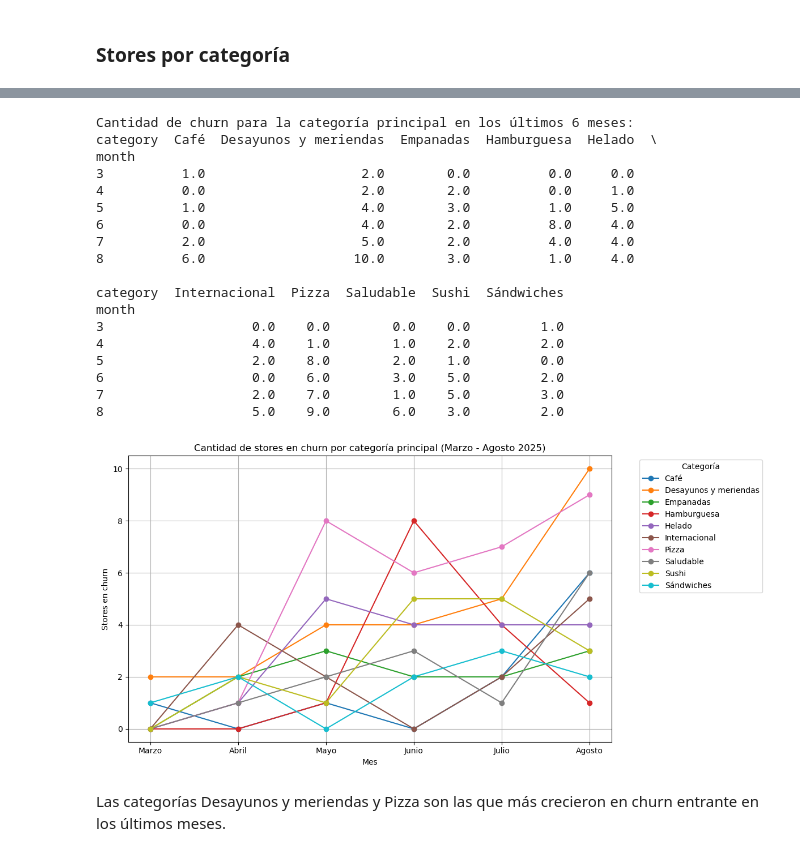
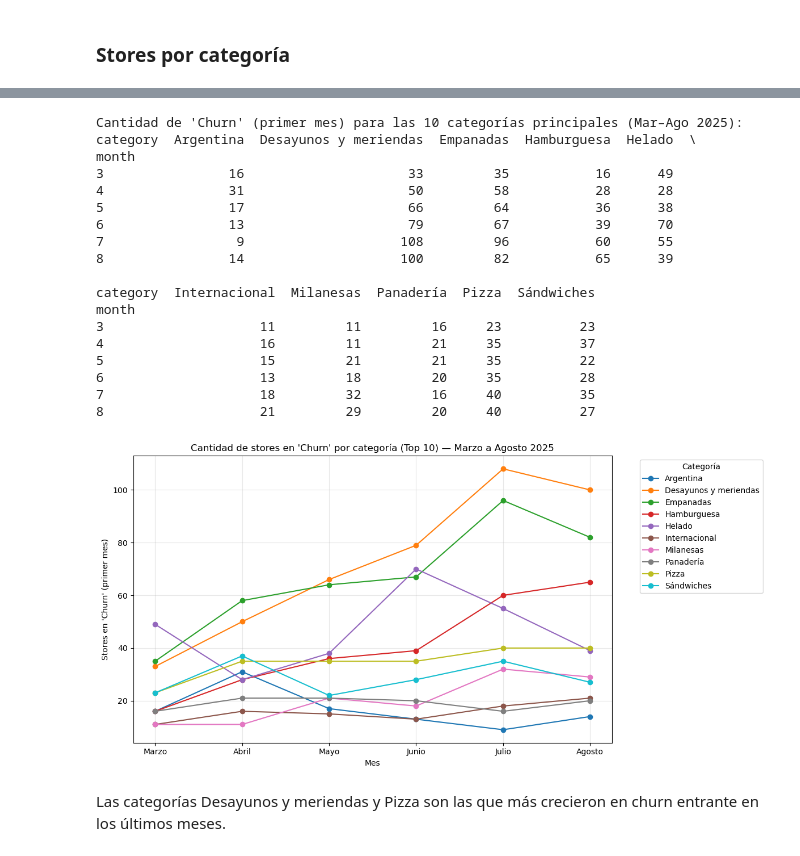
Before and after one commit to Dannamk17/churn-bite, a Jupyter notebook: churn_bite_eda.ipynb, the cells around one changed output, grey strips where cells are left out. Drawn from its saved outputs; the diff is of its cells as text; code cells hidden in the pictures.

```diff
--- a/churn_bite_eda.ipynb
+++ b/churn_bite_eda.ipynb
@@ -1614,52 +1661,73 @@ month
 # %%
-stages_churn = stages_filtered[stages_filtered['STORE_STAGE_LIFECYCLE'] == 'Churn']
+# --- 1) Filtro base (mar–ago 2025) desde df_final ---
+dfp = df_final[(df_final['year'] == 2025) & (df_final['month'].isin([3, 4, 5, 6, 7, 8]))].copy()
 
-churn_with_category = stages_churn.merge(stores[['store_id', 'category']], on='store_id', how='inner')
+# Alinear tipos para el merge
+dfp['store_id'] = dfp['store_id'].astype(str)
+stores_ = stores.copy()
+stores_['store_id'] = stores_['store_id'].astype(str)
 
-churn_counts = churn_with_category.groupby(['month', 'category']).size().reset_index(name='churn_count')
+# --- 2) Solo primer mes de racha de churn ---
+df_churn = dfp[dfp['STAGE'] == "Churn"]
 
-top_1_category = churn_counts.groupby('category')['churn_count'].sum().nlargest(10).index
+# --- 3) Traer categoría ---
+churn_with_category = df_churn.merge(stores_[['store_id', 'category']], on='store_id', how='inner')
 
-churn_counts_top_1 = churn_counts[churn_counts['category'].isin(top_1_category)]
+# --- 4) Conteo por mes y categoría ---
+churn_counts = (
+    churn_with_category.groupby(['month', 'category'])
+                       .size()
+                       .reset_index(name='churn_count')
+)
 
-churn_pivot = churn_counts_top_1.pivot(index='month', columns='category', values='churn_count').fillna(0)
+# --- 5) Top 10 categorías por churn total en el período ---
+top_n_categories = (
+    churn_counts.groupby('category')['churn_count'].sum()
+                .nlargest(10)
+                .index
+)
 
-print("Cantidad de churn para la categoría principal en los últimos 6 meses:")
+churn_counts_top = churn_counts[churn_counts['category'].isin(top_n_categories)]
+
+# --- 6) Pivot para graficar ---
+churn_pivot = churn_counts_top.pivot(index='month', columns='category', values='churn_count').fillna(0)
+
+print("Cantidad de 'Churn' (primer mes) para las 10 categorías principales (Mar–Ago 2025):")
 print(churn_pivot)
 
+# --- 7) Plot ---
 plt.figure(figsize=(12, 6))
-
 for category in churn_pivot.columns:
     plt.plot(churn_pivot.index, churn_pivot[category], marker='o', label=f'{category}')
 
-plt.title('Cantidad de stores en churn por categoría principal (Marzo - Agosto 2025)')
+plt.title("Cantidad de stores en 'Churn' por categoría (Top 10) — Marzo a Agosto 2025")
 plt.xlabel('Mes')
-plt.ylabel('Stores en churn')
+plt.ylabel("Stores en 'Churn' (primer mes)")
 plt.xticks([3, 4, 5, 6, 7, 8], ['Marzo', 'Abril', 'Mayo', 'Junio', 'Julio', 'Agosto'])
 plt.legend(title='Categoría', bbox_to_anchor=(1.05, 1), loc='upper left')
-plt.grid(True)
+plt.grid(True, alpha=0.3)
 plt.tight_layout()
 plt.show()
 # %% [output]
-Cantidad de churn para la categoría principal en los últimos 6 meses:
-category  Café  Desayunos y meriendas  Empanadas  Hamburguesa  Helado  \
+Cantidad de 'Churn' (primer mes) para las 10 categorías principales (Mar–Ago 2025):
+category  Argentina  Desayunos y meriendas  Empanadas  Hamburguesa  Helado  \
 month
-3          1.0                    2.0        0.0          0.0     0.0
-4          0.0                    2.0        2.0          0.0     1.0
-5          1.0                    4.0        3.0          1.0     5.0
-6          0.0                    4.0        2.0          8.0     4.0
-7          2.0                    5.0        2.0          4.0     4.0
-8          6.0                   10.0        3.0          1.0     4.0
+3                16                     33         35           16      49
+4                31                     50         58           28      28
+5                17                     66         64           36      38
+6                13                     79         67           39      70
+7                 9                    108         96           60      55
+8                14                    100         82           65      39
 
-category  Internacional  Pizza  Saludable  Sushi  Sándwiches
+category  Internacional  Milanesas  Panadería  Pizza  Sándwiches
 month
-3                   0.0    0.0        0.0    0.0         1.0
-4                   4.0    1.0        1.0    2.0         2.0
-5                   2.0    8.0        2.0    1.0         0.0
-6                   0.0    6.0        3.0    5.0         2.0
-7                   2.0    7.0        1.0    5.0         3.0
-8                   5.0    9.0        6.0    3.0         2.0
+3                    11         11         16     23          23
+4                    16         11         21     35          37
+5                    15         21         21     35          22
+6                    13         18         20     35          28
+7                    18         32         16     40          35
+8                    21         29         20     40          27
-[figure, old version]
+[figure, new version]
 # %% [markdown]
 Las categorías Desayunos y meriendas y Pizza son las que más crecieron en churn entrante en los últimos meses.
 # %%
```
Also changed, not shown: parts of 13 cells of this notebook.
